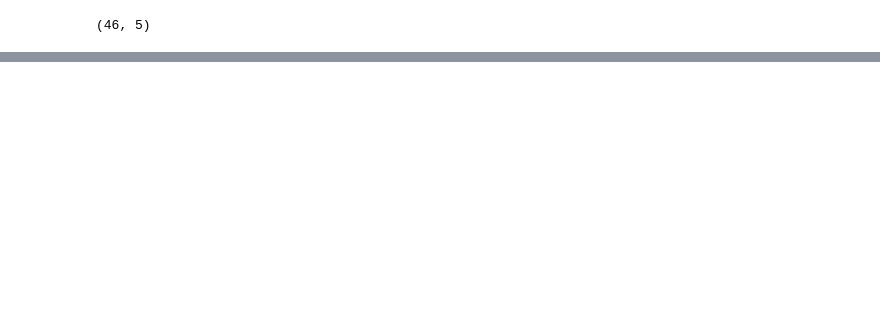
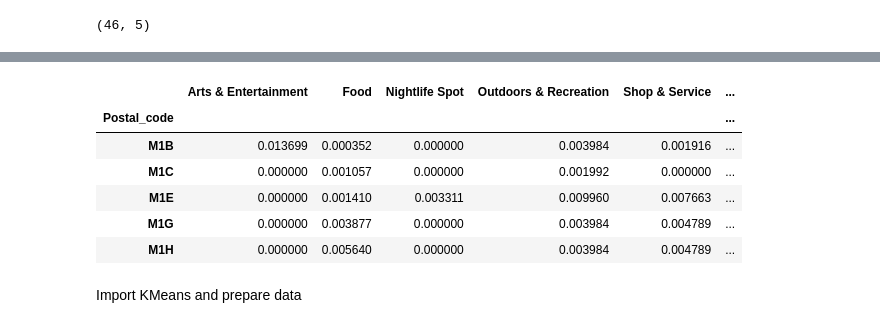
Before and after one commit to agutmanas/Coursera-IBM-Data-Science-Capstone, a Jupyter notebook: Toronto_neighbourhoods_from_Wiki.ipynb, the cells around one changed output, grey strips where cells are left out. Drawn from its saved outputs; the diff is of its cells as text; code cells hidden in the pictures; blank space fills up the shorter version.

```diff
--- a/Toronto_neighbourhoods_from_Wiki.ipynb
+++ b/Toronto_neighbourhoods_from_Wiki.ipynb
@@ -540,0 +723,6 @@ nearby_venues.shape
+# %%
+parent_category = []
+for category_id in toronto_venues_by_postal_code["Venue Category ID"]:
+    parent_category.append(categories_df.at[category_id,"parent_category"])
+
+toronto_venues_by_postal_code["Parent Category"] = parent_category
@@ -540,0 +740,7 @@ nearby_venues.shape
+# %%
+toronto_one_hot_venues_by_postal_code = pd.get_dummies(toronto_venues_by_postal_code[['Parent Category']], prefix="", prefix_sep="")
+# %%
+toronto_one_hot_venues_by_postal_code["Postal_code"] = toronto_venues_by_postal_code["Neighborhood"]
+fixed_columns = [toronto_one_hot_venues_by_postal_code.columns[-1]] + list(toronto_one_hot_venues_by_postal_code.columns)[:-1]
+toronto_one_hot_venues_by_postal_code = toronto_one_hot_venues_by_postal_code[fixed_columns]
+toronto_one_hot_venues_by_postal_code.head()
@@ -540,0 +756,3 @@ nearby_venues.shape
+# %%
+totals = toronto_one_hot_venues_by_postal_code[list(toronto_one_hot_venues_by_postal_code.columns)[1:]].sum(axis=0)
+totals
@@ -540,0 +774,14 @@ nearby_venues.shape
+# %%
+toronto_venues_counts_by_postal_code = toronto_one_hot_venues_by_postal_code.groupby("Postal_code").sum().div(totals)
+toronto_venues_counts_by_postal_code.drop(["Residence", "College & University", "Professional & Other Places"], axis=1, inplace=True)
+toronto_venues_counts_by_postal_code.head()
+# %% [output]
+|  | Arts & Entertainment | Food | Nightlife Spot | Outdoors & Recreation | Shop & Service | ... |
+| Postal_code |  |  |  |  |  | ... |
+| M1B | 0.013699 | 0.000352 | 0.000000 | 0.003984 | 0.001916 | ... |
+| M1C | 0.000000 | 0.001057 | 0.000000 | 0.001992 | 0.000000 | ... |
+| M1E | 0.000000 | 0.001410 | 0.003311 | 0.009960 | 0.007663 | ... |
+| M1G | 0.000000 | 0.003877 | 0.000000 | 0.003984 | 0.004789 | ... |
+| M1H | 0.000000 | 0.005640 | 0.000000 | 0.003984 | 0.004789 | ... |
+# %% [markdown]
+Import KMeans and prepare data
```
Also changed, not shown: parts of 67 cells of this notebook.
